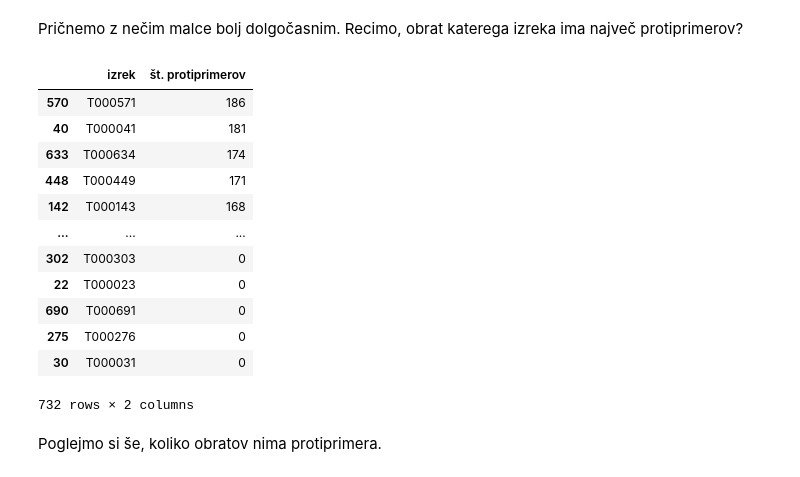
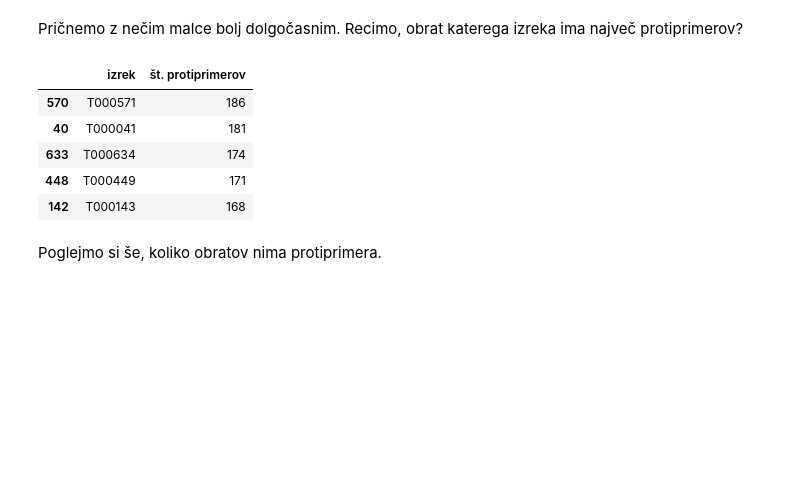
Before and after one commit to MaksZnidarsic/uvp-projektna, a Jupyter notebook: analiza/analiza.ipynb, the cells around one changed output. Saved outputs shown, nothing was run; the diff lists cells and outputs as text; code cells hidden in the pictures; blank space fills up the shorter version.

```diff
--- a/analiza/analiza.ipynb
+++ b/analiza/analiza.ipynb
@@ -18,21 +18,14 @@ Pričnemo z nečim malce bolj dolgočasnim. Recimo, obrat katerega izreka ima na
 # %%
 podatki = [ [ x, len([ y for y in protiprimeri[x].values() if y ]) ] for x in protiprimeri ]
 df = pd.DataFrame(podatki, columns = [ 'izrek', 'št. protiprimerov' ])
-df.sort_values('št. protiprimerov', ascending = False)
+df.sort_values('št. protiprimerov', ascending = False).head(5)
 # %% [output]
 |  | izrek | št. protiprimerov |
 | 570 | T000571 | 186 |
 | 40 | T000041 | 181 |
 | 633 | T000634 | 174 |
 | 448 | T000449 | 171 |
 | 142 | T000143 | 168 |
-| ... | ... | ... |
-| 302 | T000303 | 0 |
-| 22 | T000023 | 0 |
-| 690 | T000691 | 0 |
-| 275 | T000276 | 0 |
-| 30 | T000031 | 0 |
-732 rows × 2 columns
 # %% [markdown]
 Poglejmo si še, koliko obratov nima protiprimera.
 # %%
```
Also changed, not shown: parts of 4 cells of this notebook.
